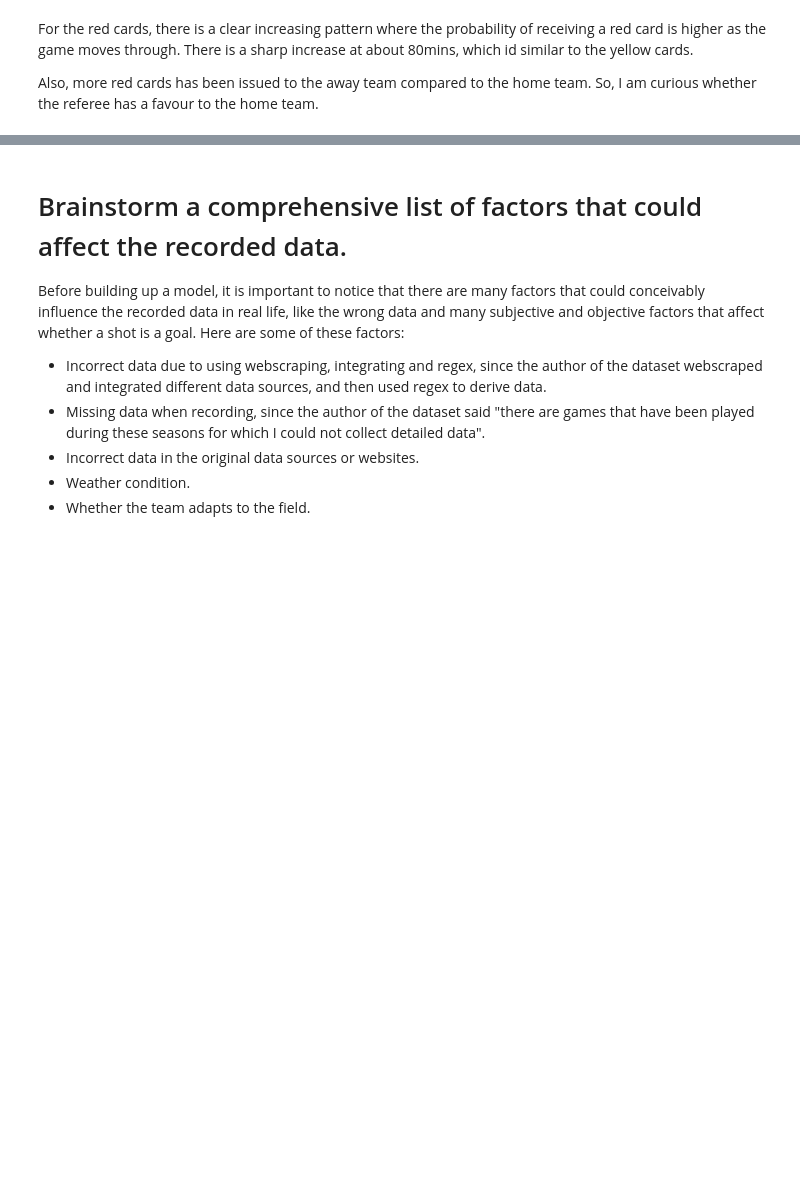
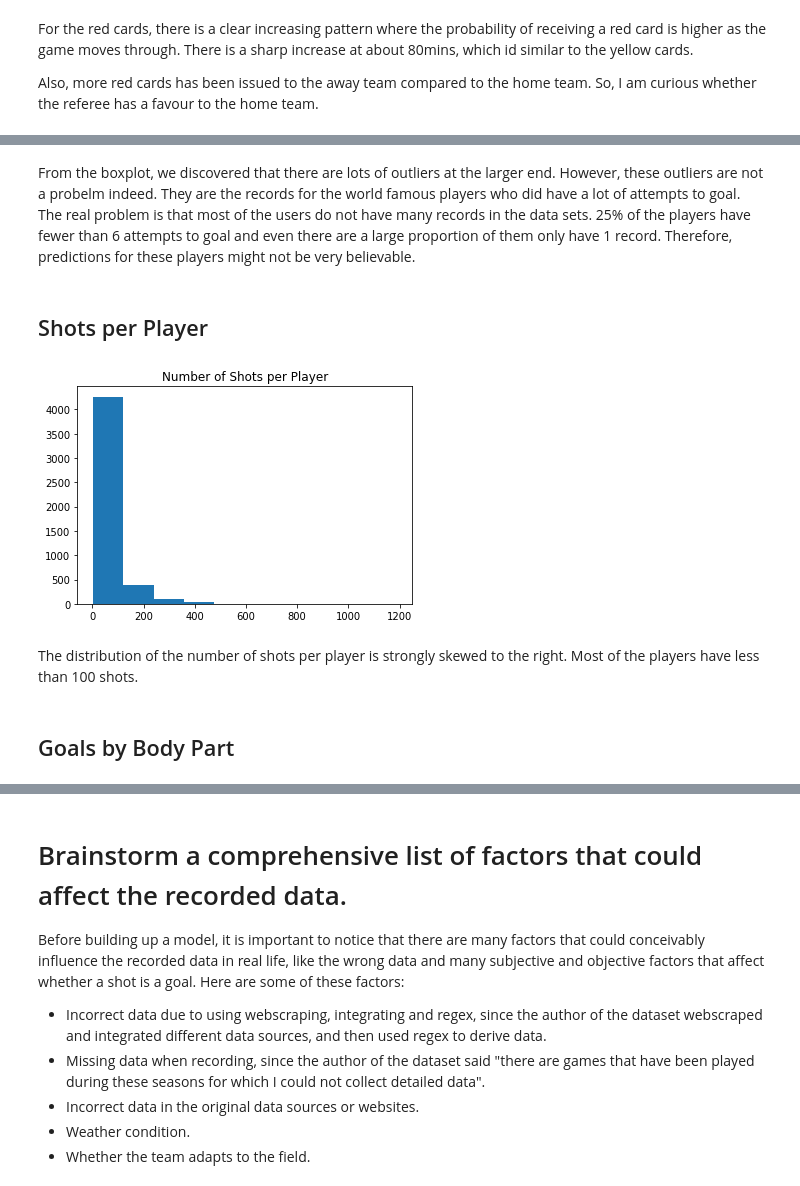
Before and after one commit to yanghai6/GoalRatePrediction, a Jupyter notebook: JSC370_A2_Report.ipynb, the cells around one changed output, grey strips where cells are left out. Drawn from its saved outputs; the diff is of its cells as text; code cells hidden in the pictures; blank space fills up the shorter version.

Commit message:
add data exploration

```diff
--- a/JSC370_A2_Report.ipynb
+++ b/JSC370_A2_Report.ipynb
@@ -152,0 +207,14 @@ Also, more red cards has been issued to the away team compared to the home team.
+# %% [markdown]
+From the boxplot, we discovered that there are lots of outliers at the larger end. However, these outliers are not a probelm indeed. They are the records for the world famous players who did have a lot of attempts to goal. The real problem is that most of the users do not have many records in the data sets. 25% of the players have fewer than 6 attempts to goal and even there are a large proportion of them only have 1 record. Therefore, predictions for these players might not be very believable.
+# %% [markdown]
+## Shots per Player
+# %%
+plt.title("Number of Shots per Player")
+plt.hist(num_shots['id_event'], bins = 10)
+plt.show()
+# %% [output]
+[figure, added]
+# %% [markdown]
+The distribution of the number of shots per player is strongly skewed to the right. Most of the players have less than 100 shots.
+# %% [markdown]
+## Goals by Body Part
```
Also changed, not shown: parts of 9 cells of this notebook, 2 other files.
